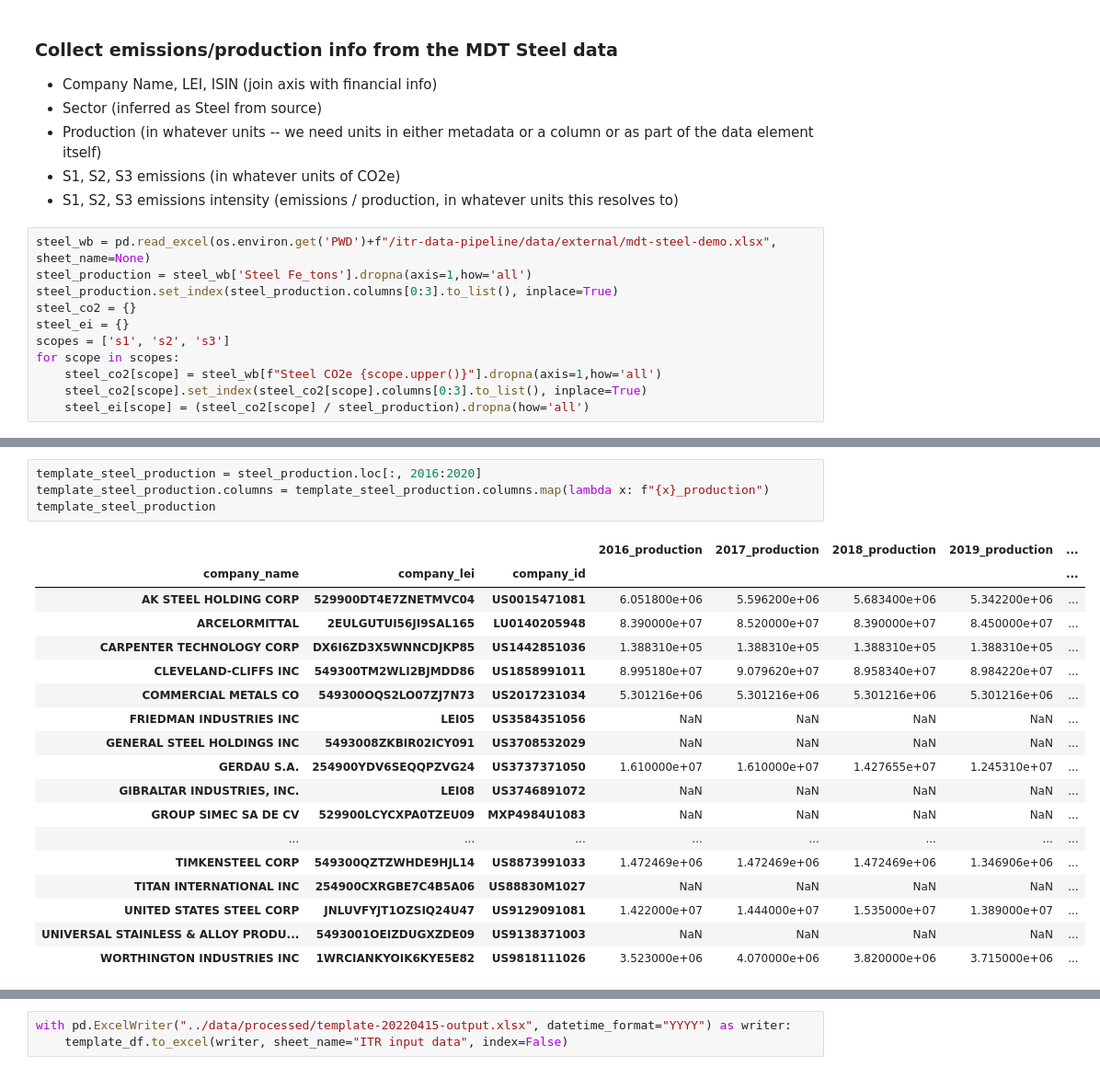
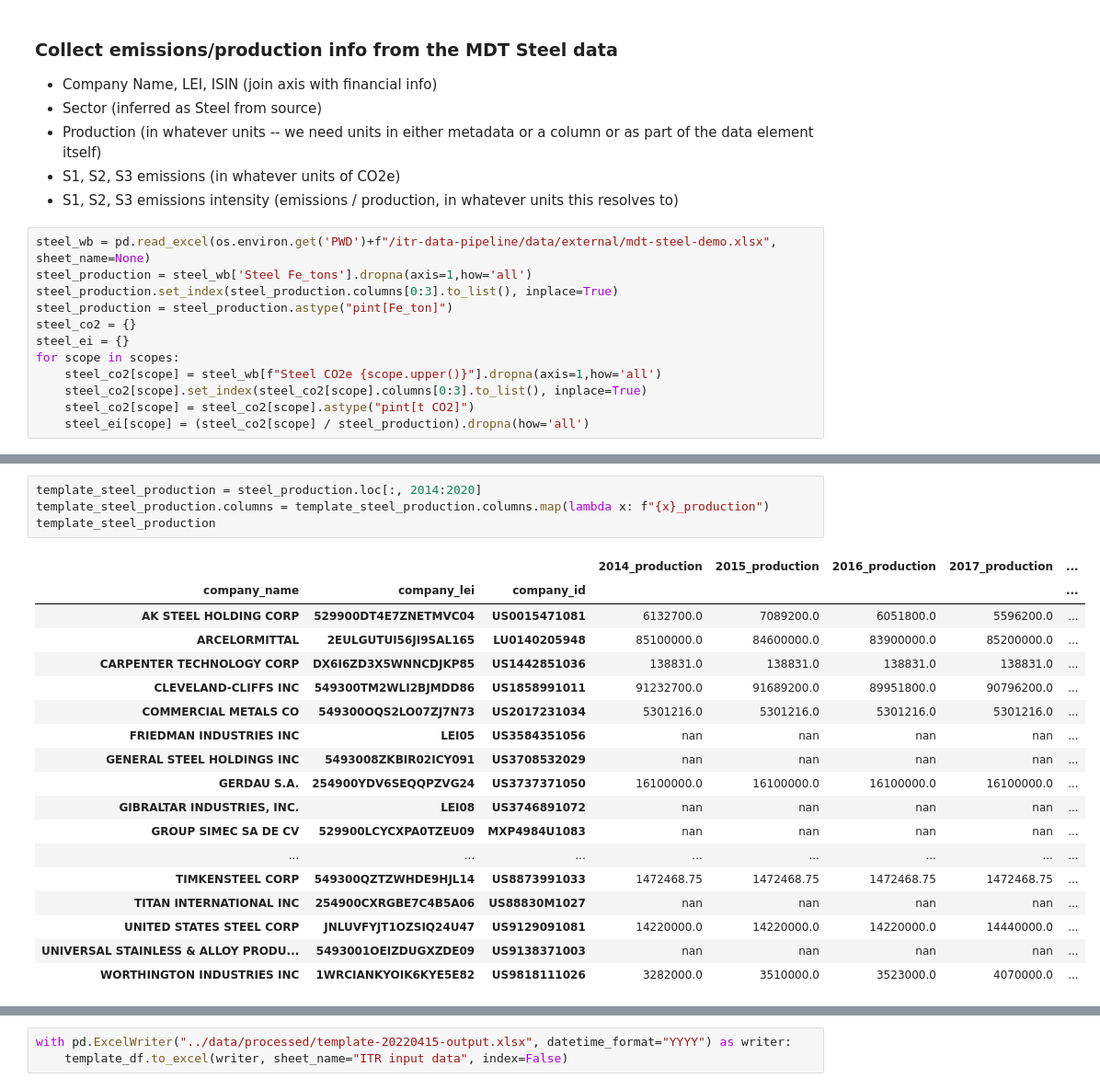
Before and after one commit to os-climate/itr-data-pipeline, a Jupyter notebook: notebooks/ITR-data-production.ipynb, the cells around one changed output, grey strips where cells are left out. Shown at 92% size. Drawn from its saved outputs; the diff is of its cells as text.

```diff
--- a/notebooks/ITR-data-production.ipynb
+++ b/notebooks/ITR-data-production.ipynb
@@ -542,12 +551,13 @@ display(template_rmi_df)
 steel_wb = pd.read_excel(os.environ.get('PWD')+f"/itr-data-pipeline/data/external/mdt-steel-demo.xlsx", sheet_name=None)
 steel_production = steel_wb['Steel Fe_tons'].dropna(axis=1,how='all')
 steel_production.set_index(steel_production.columns[0:3].to_list(), inplace=True)
+steel_production = steel_production.astype("pint[Fe_ton]")
 steel_co2 = {}
 steel_ei = {}
-scopes = ['s1', 's2', 's3']
 for scope in scopes:
     steel_co2[scope] = steel_wb[f"Steel CO2e {scope.upper()}"].dropna(axis=1,how='all')
     steel_co2[scope].set_index(steel_co2[scope].columns[0:3].to_list(), inplace=True)
+    steel_co2[scope] = steel_co2[scope].astype("pint[t CO2]")
     steel_ei[scope] = (steel_co2[scope] / steel_production).dropna(how='all')
 # %%
 def rename_column_emissions(df, scope):
@@ -581,26 +592,26 @@ template_steel_co2
 # %%
-template_steel_production = steel_production.loc[:, 2016:2020]
+template_steel_production = steel_production.loc[:, 2014:2020]
 template_steel_production.columns = template_steel_production.columns.map(lambda x: f"{x}_production")
 template_steel_production
 # %% [output]
-|  |  |  | 2016_production | 2017_production | 2018_production | 2019_production | ... |
+|  |  |  | 2014_production | 2015_production | 2016_production | 2017_production | ... |
 | company_name | company_lei | company_id |  |  |  |  | ... |
-| AK STEEL HOLDING CORP | 529900DT4E7ZNETMVC04 | US0015471081 | 6.051800e+06 | 5.596200e+06 | 5.683400e+06 | 5.342200e+06 | ... |
-| ARCELORMITTAL | 2EULGUTUI56JI9SAL165 | LU0140205948 | 8.390000e+07 | 8.520000e+07 | 8.390000e+07 | 8.450000e+07 | ... |
-| CARPENTER TECHNOLOGY CORP | DX6I6ZD3X5WNNCDJKP85 | US1442851036 | 1.388310e+05 | 1.388310e+05 | 1.388310e+05 | 1.388310e+05 | ... |
-| CLEVELAND-CLIFFS INC | 549300TM2WLI2BJMDD86 | US1858991011 | 8.995180e+07 | 9.079620e+07 | 8.958340e+07 | 8.984220e+07 | ... |
-| COMMERCIAL METALS CO | 549300OQS2LO07ZJ7N73 | US2017231034 | 5.301216e+06 | 5.301216e+06 | 5.301216e+06 | 5.301216e+06 | ... |
-| FRIEDMAN INDUSTRIES INC | LEI05 | US3584351056 | NaN | NaN | NaN | NaN | ... |
-| GENERAL STEEL HOLDINGS INC | 5493008ZKBIR02ICY091 | US3708532029 | NaN | NaN | NaN | NaN | ... |
-| GERDAU S.A. | 254900YDV6SEQQPZVG24 | US3737371050 | 1.610000e+07 | 1.610000e+07 | 1.427655e+07 | 1.245310e+07 | ... |
-| GIBRALTAR INDUSTRIES, INC. | LEI08 | US3746891072 | NaN | NaN | NaN | NaN | ... |
-| GROUP SIMEC SA DE CV | 529900LCYCXPA0TZEU09 | MXP4984U1083 | NaN | NaN | NaN | NaN | ... |
+| AK STEEL HOLDING CORP | 529900DT4E7ZNETMVC04 | US0015471081 | 6132700.0 | 7089200.0 | 6051800.0 | 5596200.0 | ... |
+| ARCELORMITTAL | 2EULGUTUI56JI9SAL165 | LU0140205948 | 85100000.0 | 84600000.0 | 83900000.0 | 85200000.0 | ... |
+| CARPENTER TECHNOLOGY CORP | DX6I6ZD3X5WNNCDJKP85 | US1442851036 | 138831.0 | 138831.0 | 138831.0 | 138831.0 | ... |
+| CLEVELAND-CLIFFS INC | 549300TM2WLI2BJMDD86 | US1858991011 | 91232700.0 | 91689200.0 | 89951800.0 | 90796200.0 | ... |
+| COMMERCIAL METALS CO | 549300OQS2LO07ZJ7N73 | US2017231034 | 5301216.0 | 5301216.0 | 5301216.0 | 5301216.0 | ... |
+| FRIEDMAN INDUSTRIES INC | LEI05 | US3584351056 | nan | nan | nan | nan | ... |
+| GENERAL STEEL HOLDINGS INC | 5493008ZKBIR02ICY091 | US3708532029 | nan | nan | nan | nan | ... |
+| GERDAU S.A. | 254900YDV6SEQQPZVG24 | US3737371050 | 16100000.0 | 16100000.0 | 16100000.0 | 16100000.0 | ... |
+| GIBRALTAR INDUSTRIES, INC. | LEI08 | US3746891072 | nan | nan | nan | nan | ... |
+| GROUP SIMEC SA DE CV | 529900LCYCXPA0TZEU09 | MXP4984U1083 | nan | nan | nan | nan | ... |
 | ... | ... | ... | ... | ... | ... | ... | ... |
-| TIMKENSTEEL CORP | 549300QZTZWHDE9HJL14 | US8873991033 | 1.472469e+06 | 1.472469e+06 | 1.472469e+06 | 1.346906e+06 | ... |
-| TITAN INTERNATIONAL INC | 254900CXRGBE7C4B5A06 | US88830M1027 | NaN | NaN | NaN | NaN | ... |
-| UNITED STATES STEEL CORP | JNLUVFYJT1OZSIQ24U47 | US9129091081 | 1.422000e+07 | 1.444000e+07 | 1.535000e+07 | 1.389000e+07 | ... |
-| UNIVERSAL STAINLESS & ALLOY PRODU... | 5493001OEIZDUGXZDE09 | US9138371003 | NaN | NaN | NaN | NaN | ... |
-| WORTHINGTON INDUSTRIES INC | 1WRCIANKYOIK6KYE5E82 | US9818111026 | 3.523000e+06 | 4.070000e+06 | 3.820000e+06 | 3.715000e+06 | ... |
+| TIMKENSTEEL CORP | 549300QZTZWHDE9HJL14 | US8873991033 | 1472468.75 | 1472468.75 | 1472468.75 | 1472468.75 | ... |
+| TITAN INTERNATIONAL INC | 254900CXRGBE7C4B5A06 | US88830M1027 | nan | nan | nan | nan | ... |
+| UNITED STATES STEEL CORP | JNLUVFYJT1OZSIQ24U47 | US9129091081 | 14220000.0 | 14220000.0 | 14220000.0 | 14440000.0 | ... |
+| UNIVERSAL STAINLESS & ALLOY PRODU... | 5493001OEIZDUGXZDE09 | US9138371003 | nan | nan | nan | nan | ... |
+| WORTHINGTON INDUSTRIES INC | 1WRCIANKYOIK6KYE5E82 | US9818111026 | 3282000.0 | 3510000.0 | 3523000.0 | 4070000.0 | ... |
 # %%
 template_steel_df = pd.concat([template_steel_co2, template_steel_production], axis=1)
 template_steel_df.insert(0, 'sector', 'Steel')
```
Also changed, not shown: parts of 37 cells of this notebook.
